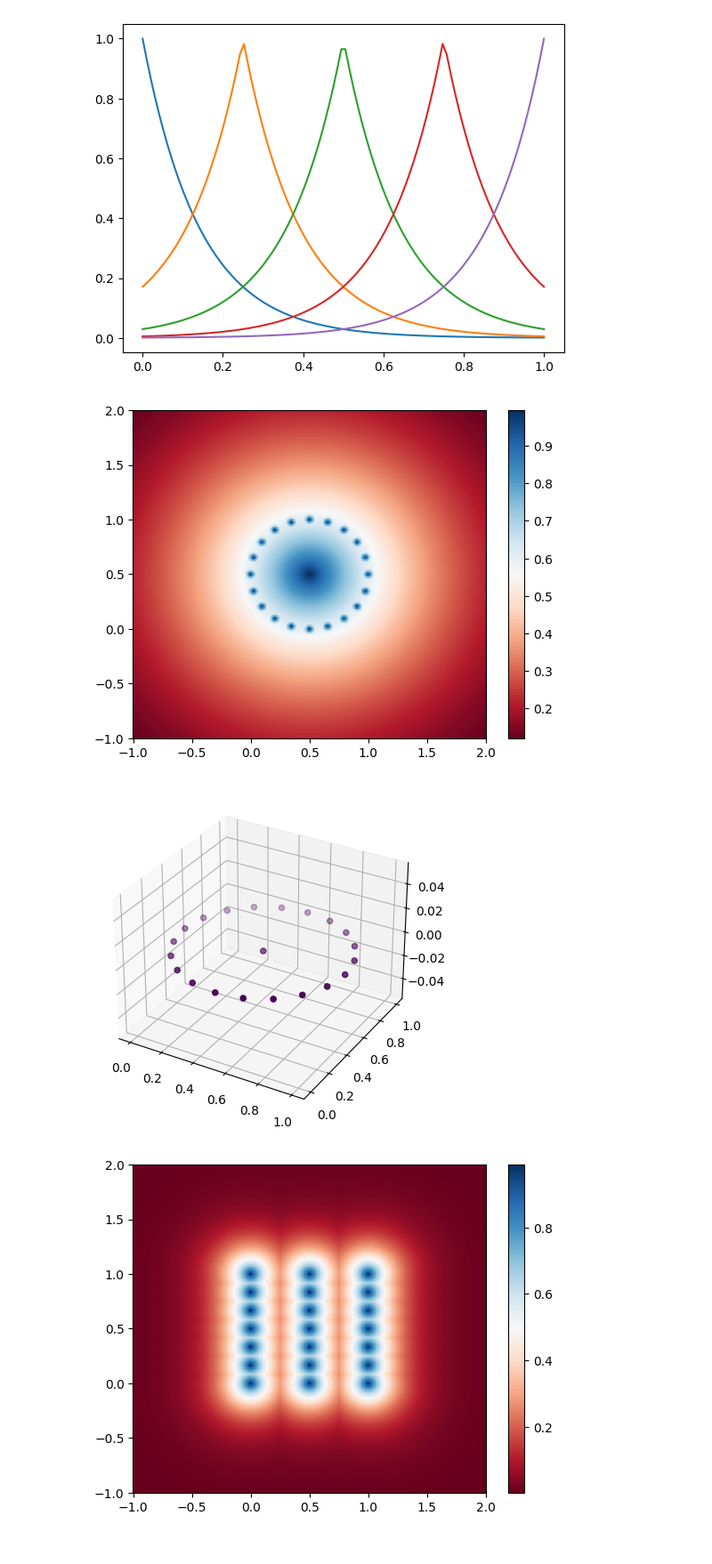
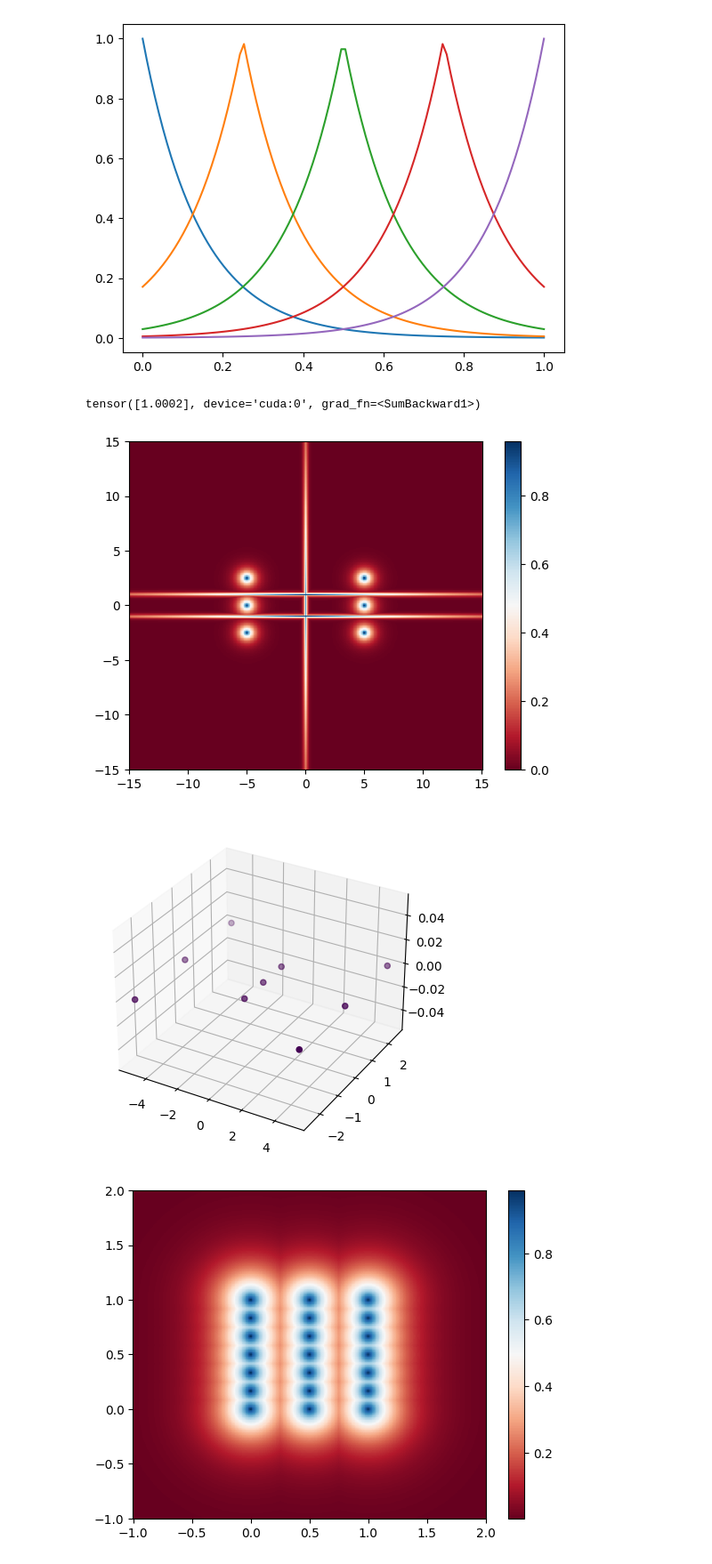
Before and after one commit to kenoma/pytorch-fuzzy, a Jupyter notebook: helpers.ipynb, the cells around one changed output. Shown at 89% size. Saved outputs shown, nothing was run; the diff lists cells and outputs as text; code cells hidden in the pictures.

```diff
--- a/helpers.ipynb
+++ b/helpers.ipynb
@@ -75,56 +75,60 @@ plt.show()
 # %% [output]
 [figure]
 # %%
-fuzzy_rules_count = 21
+#fuzzy_rules_count = 10
 latent_dim = 3
-rscale = 10
-initial_centroids = rscale * np.zeros((fuzzy_rules_count, latent_dim))
-initial_scales = rscale * np.ones((fuzzy_rules_count, latent_dim))
-radius = 0.5
-center = 0.5
-theta = np.linspace(0, 2*np.pi, fuzzy_rules_count)[:-1]
-x = radius * np.cos(theta) + center
-y = radius * np.sin(theta) + center
-for i in range(fuzzy_rules_count-1):
-    initial_centroids[i][0] = rscale * x[i]
-    initial_centroids[i][1] = rscale * y[i]
+#rscale = 10
+initial_centroids =  [[-10, 0, 0], [10, 0, 0],[10, 5, 0],[-10, 5, 0],[10, -5, 0],[-10, -5, 0], [0, 0, 0],      [0, 10, 0],     [0, -10, 0]]
+initial_scales =     [[2, 2, 1],   [2, 2, 1], [2, 2, 1], [2, 2, 1],[2, 2, 1], [2, 2, 1],   [10, 0.1, 0.1], [0.1, 10, 0.1], [0.1, 10, 0.1] ]
+# radius = 1
+# center = 0
+# theta = np.linspace(0, 2*np.pi, fuzzy_rules_count)
+# x = radius * np.cos(theta) + center
+# y = radius * np.sin(theta) + center
+# for i in range(fuzzy_rules_count):
+#     initial_centroids[i][0] = rscale * x[i]
+#     initial_centroids[i][1] = rscale * y[i]
 
-initial_centroids[fuzzy_rules_count-1][0] = center
-initial_centroids[fuzzy_rules_count-1][1] = center
-initial_scales[fuzzy_rules_count-1][0] = 1
-initial_scales[fuzzy_rules_count-1][1] = 1
+#initial_centroids[fuzzy_rules_count-1][0] = center
+#initial_centroids[fuzzy_rules_count-1][1] = center
+#initial_scales[fuzzy_rules_count-1][0] = 1
+#initial_scales[fuzzy_rules_count-1][1] = 1
 
 fzl = FuzzyLayer.from_centers_and_scales(initial_centroids, initial_scales, trainable=False).to(device)
 
-xmin, xmax = -1, 2
-ymin, ymax = -1, 2
+xmin, xmax = -15, 15
+ymin, ymax = -15, 15
 szw = 500
 mesh = []
 for x in np.linspace(xmin, xmax, num=szw):
     for y in np.linspace(ymin, ymax, num=szw):
         mesh.append([x, y, 0.0])
 
 x = np.array([a[0] for a in mesh]).reshape((szw,szw))
 y = np.array([a[1] for a in mesh]).reshape((szw,szw))
 plt_z = np.array([a[2] for a in mesh]).reshape((szw,szw))
 inp = torch.FloatTensor(mesh).reshape((-1, 3)).to(device)
 fz = fzl(inp)
+
+target_node = torch.zeros(1, latent_dim).to(device)
+print(fzl(target_node).sum(-1))
 
 z = fz.max(-1).values.squeeze().detach().cpu().numpy().reshape((szw,szw))
 
 z_min, z_max = z.min(), z.max()
 c = plt.pcolormesh(x, y, z, cmap='RdBu', vmin=z_min, vmax=z_max)
 plt.colorbar(c)
 plt.show()
 
 centroids = fzl.get_centroids().detach().cpu().numpy()
 fig = plt.figure()
 ax = fig.add_subplot(projection='3d')
 ax.scatter([a[0] for a in centroids],[a[1] for a in centroids], [a[2] for a in centroids], c= [a[2] for a in centroids], cmap='viridis')
 plt.show()
 # %% [output]
+tensor([1.0002], device='cuda:0', grad_fn=<SumBackward1>)
-[figure, old version]
+[figure, new version]
-[figure, old version]
+[figure, new version]
 # %%
 fuzzy_rules_count = 21
 latent_dim = 3
```
Also changed, not shown: parts of 1 cell of this notebook, 2 other files.
